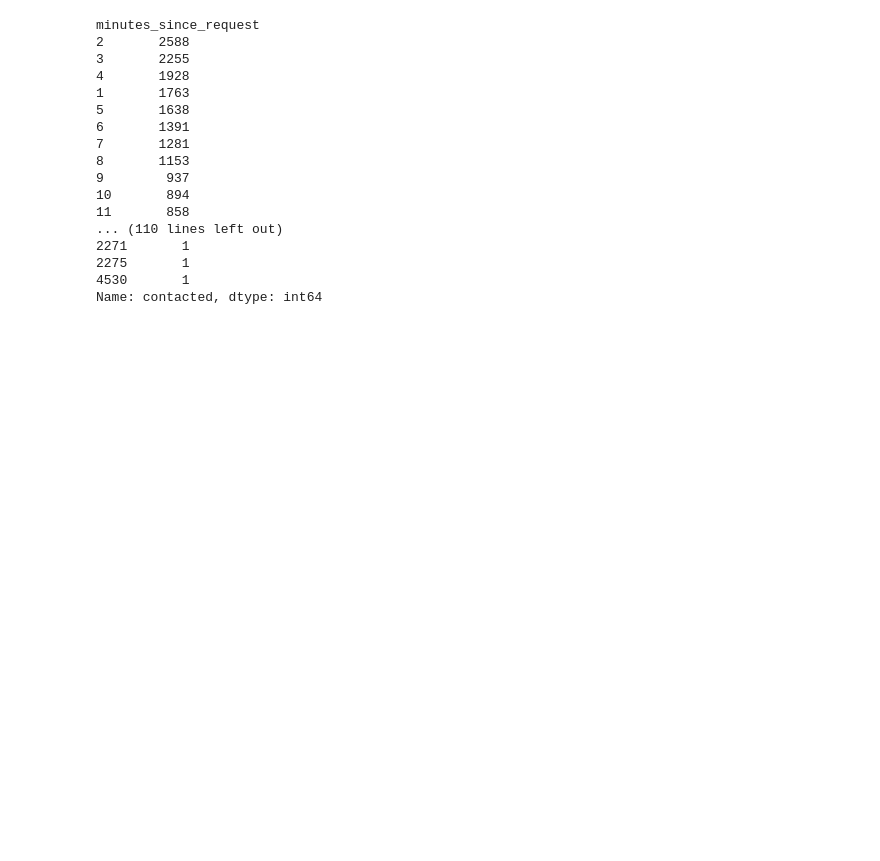
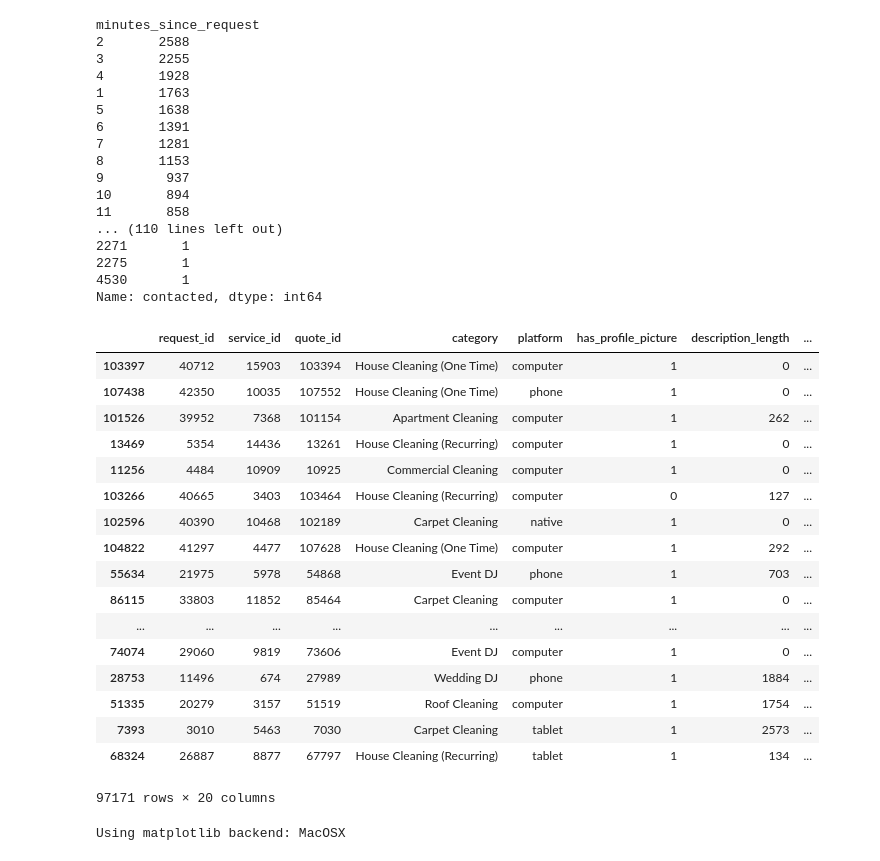
Before and after one commit to siddhartha-chandra/contactedPredictor, a Jupyter notebook: sample/Thumbtack_Predictor.ipynb, the cells around one changed output. Cells and saved outputs as stored; diff of their text form; code cells hidden in the pictures; blank space fills up the shorter version.

```diff
--- a/sample/Thumbtack_Predictor.ipynb
+++ b/sample/Thumbtack_Predictor.ipynb
@@ -70,4 +79,67 @@ minutes_since_request
 2275       1
 4530       1
 Name: contacted, dtype: int64
+# %%
+#Randomize dataset and do a 60-20-20 split before any processing
+df_randomized = givenData
+
+#taking care of Nan values here / also try remvoing them completely
+#df_randomized = df_randomized.fillna(0.0)
+df_randomized = df_randomized[~df_randomized['price_estimate'].isnull()]
+
+df_randomized = df_randomized.reindex(np.random.permutation(df_randomized.index))
+# %%
+#Convert category variable to discrete values
+from sklearn import preprocessing
+
+le_category = preprocessing.LabelEncoder()
+
+#to convert into numbers
+df_randomized['categoryNumber'] = le_category.fit_transform(df_randomized.category)
+
+#adding feature that gives us th product of rating and number of reviews
+df_randomized['ratingComposite'] = df_randomized.avg_rating * df_randomized.num_reviews
+
+df_randomized
+#to convert back
+#df_randomized.cat = le_category.inverse_transform(df_randomized.category)
+# %% [output]
+|  | request_id | service_id | quote_id | category | platform | has_profile_picture | description_length | ... |
+| 103397 | 40712 | 15903 | 103394 | House Cleaning (One Time) | computer | 1 | 0 | ... |
+| 107438 | 42350 | 10035 | 107552 | House Cleaning (One Time) | phone | 1 | 0 | ... |
+| 101526 | 39952 | 7368 | 101154 | Apartment Cleaning | computer | 1 | 262 | ... |
+| 13469 | 5354 | 14436 | 13261 | House Cleaning (Recurring) | computer | 1 | 0 | ... |
+| 11256 | 4484 | 10909 | 10925 | Commercial Cleaning | computer | 1 | 0 | ... |
+| 103266 | 40665 | 3403 | 103464 | House Cleaning (Recurring) | computer | 0 | 127 | ... |
+| 102596 | 40390 | 10468 | 102189 | Carpet Cleaning | native | 1 | 0 | ... |
+| 104822 | 41297 | 4477 | 107628 | House Cleaning (One Time) | computer | 1 | 292 | ... |
+| 55634 | 21975 | 5978 | 54868 | Event DJ | phone | 1 | 703 | ... |
+| 86115 | 33803 | 11852 | 85464 | Carpet Cleaning | computer | 1 | 0 | ... |
+| ... | ... | ... | ... | ... | ... | ... | ... | ... |
+| 74074 | 29060 | 9819 | 73606 | Event DJ | computer | 1 | 0 | ... |
+| 28753 | 11496 | 674 | 27989 | Wedding DJ | phone | 1 | 1884 | ... |
+| 51335 | 20279 | 3157 | 51519 | Roof Cleaning | computer | 1 | 1754 | ... |
+| 7393 | 3010 | 5463 | 7030 | Carpet Cleaning | tablet | 1 | 2573 | ... |
+| 68324 | 26887 | 8877 | 67797 | House Cleaning (Recurring) | tablet | 1 | 134 | ... |
+97171 rows × 20 columns
+# %%
+#plot analysis of data:
+#Based on scatter plot analysis, it seems like there is no clear trend observed for splitting the data into the 2 output categories
+%matplotlib
+jet=plt.get_cmap('coolwarm')
+relevant = ['ratingComposite', 'categoryNumber', 'price_type', 'avg_rating', 'num_websites', 'price_estimate', 'quote_message_length', 'service_distance', 'has_profile_picture', 'num_reviews', 'num_licenses','num_photos', 'platform','category','description_length', 'minutes_since_request', 'contacted']
+df_reduced = df_randomized[relevant]
+x = df_reduced['categoryNumber']
+y = df_reduced['price_estimate']
+z = df_reduced['contacted']
+labels = [0,1]
+
+plt.xlabel('categoryNumber')
+plt.ylabel('price_estimate')
+plt.scatter(x, y, s=100, c=z, cmap=jet)
+
+cb=plt.colorbar(ticks=np.array(labels))
+cb.set_ticklabels(labels)
+# %% [output]
+Using matplotlib backend: MacOSX
 # %%
```
Also changed, not shown: parts of 16 cells of this notebook.
